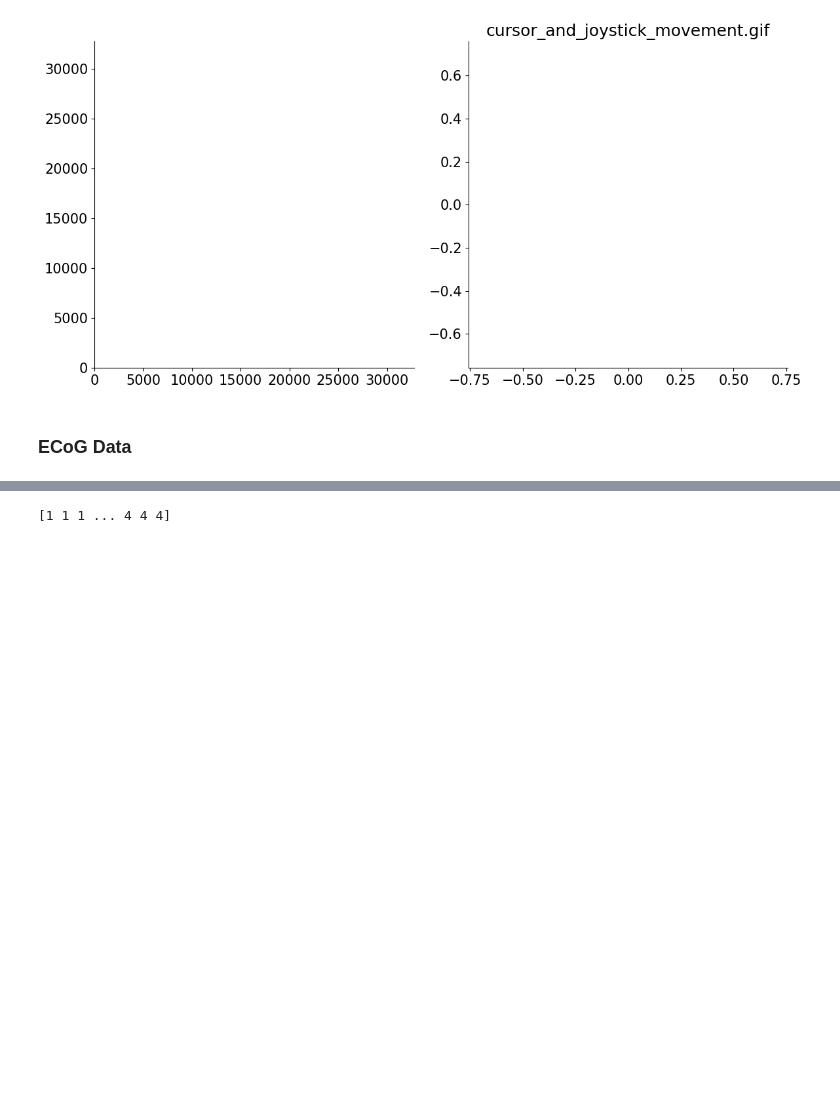
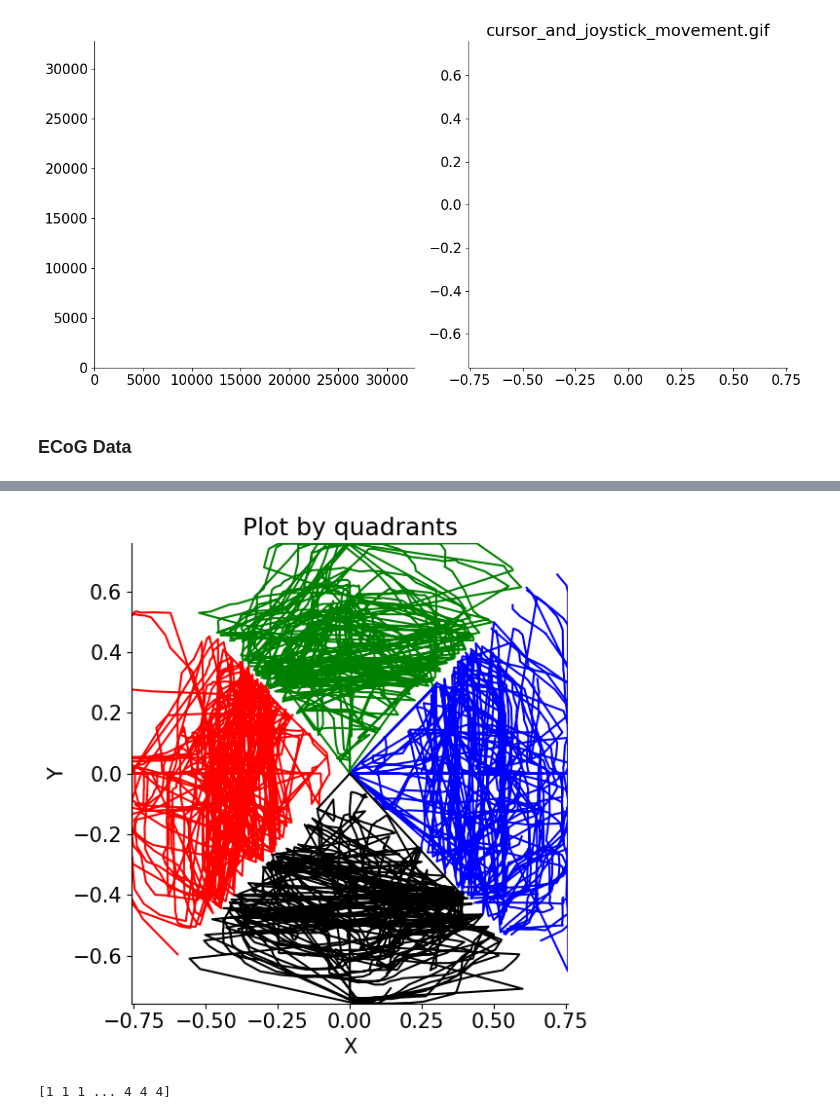
Before and after one commit to UBCMint/Joystick-Prediction, a Jupyter notebook: Index.ipynb, the cells around one changed output, grey strips where cells are left out. Drawn from its saved outputs; the diff is of its cells as text; code cells hidden in the pictures; blank space fills up the shorter version.

Commit message:
Added joystick position label-by-quadrant code.

```diff
--- a/Index.ipynb
+++ b/Index.ipynb
@@ -630,0 +637,39 @@ patient 3: ['V_binned - (1000, 259, 48)', 'targetX_binned - (1000, 259, 1)', 'ta
+# %%
+# we divide the field into four quadrants; each quadrant is centered around
+# the four directions, 1:right, 2:up, 3:left, 4:down.
+def label_quadrant(speed : np.ndarray, direction : np.ndarray):
+  # TODO - DO SOMETHING WITH SPEED!!
+  def angle_to_quadrant(direction):
+    if 0 <= direction <= np.pi/4:
+      quadrant = 1
+    elif np.pi/4 < direction <= np.pi*3/4:
+      quadrant = 2
+    elif np.pi*3/4 < direction <= np.pi*5/4:
+      quadrant = 3
+    elif np.pi*5/4 < direction <= np.pi*7/4:
+      quadrant = 4
+    else:
+      quadrant = 1
+    return quadrant
+
+  labels = np.vectorize(angle_to_quadrant)(direction)
+  return labels
+
+def sanity_check_plot_labels_by_quadrant(X : np.ndarray,
+                                         Y : np.ndarray,
+                                         label : np.ndarray,
+                                         figureName : str):
+  fig = plt.figure(figsize=(6,6))
+  colors = [None, 'b', 'g', 'r', 'k']
+  for quadrant in range(1,5):
+    quad_lbl_idx = label==quadrant
+    plt.plot(X[quad_lbl_idx], Y[quad_lbl_idx], color=colors[quadrant])
+  plt.xlabel('X'); plt.ylabel('Y')
+  plt.title(figureName)
+  plt.xlim(np.nanmin(X), np.nanmax(X)); plt.ylim(np.nanmin(Y), np.nanmax(Y))
+  plt.show()
+
+label = label_quadrant(norm_speed, direction)
+sanity_check_plot_labels_by_quadrant(joystickX, joystickY, label, figureName="Plot by quadrants")
+# %% [output]
+[figure, added]
```
Also changed, not shown: parts of 7 cells of this notebook.
